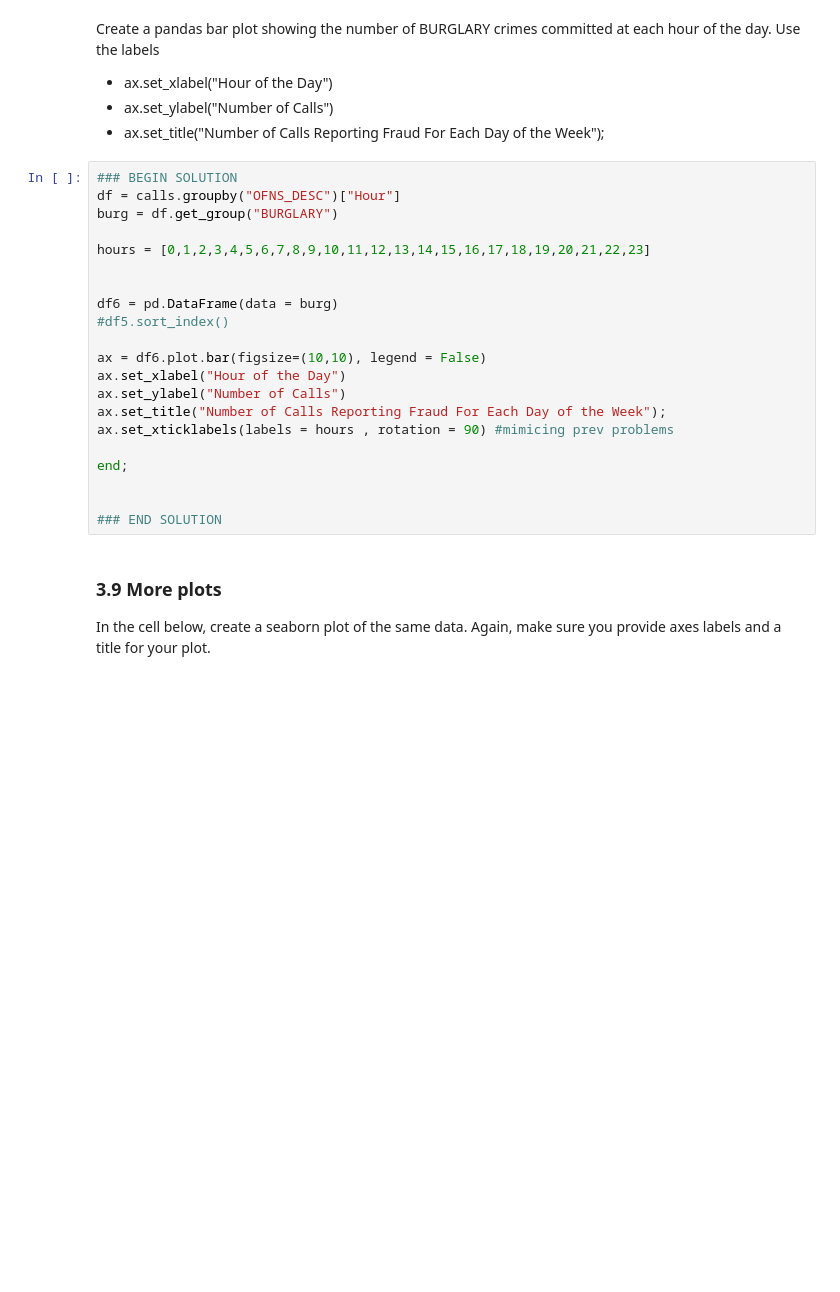
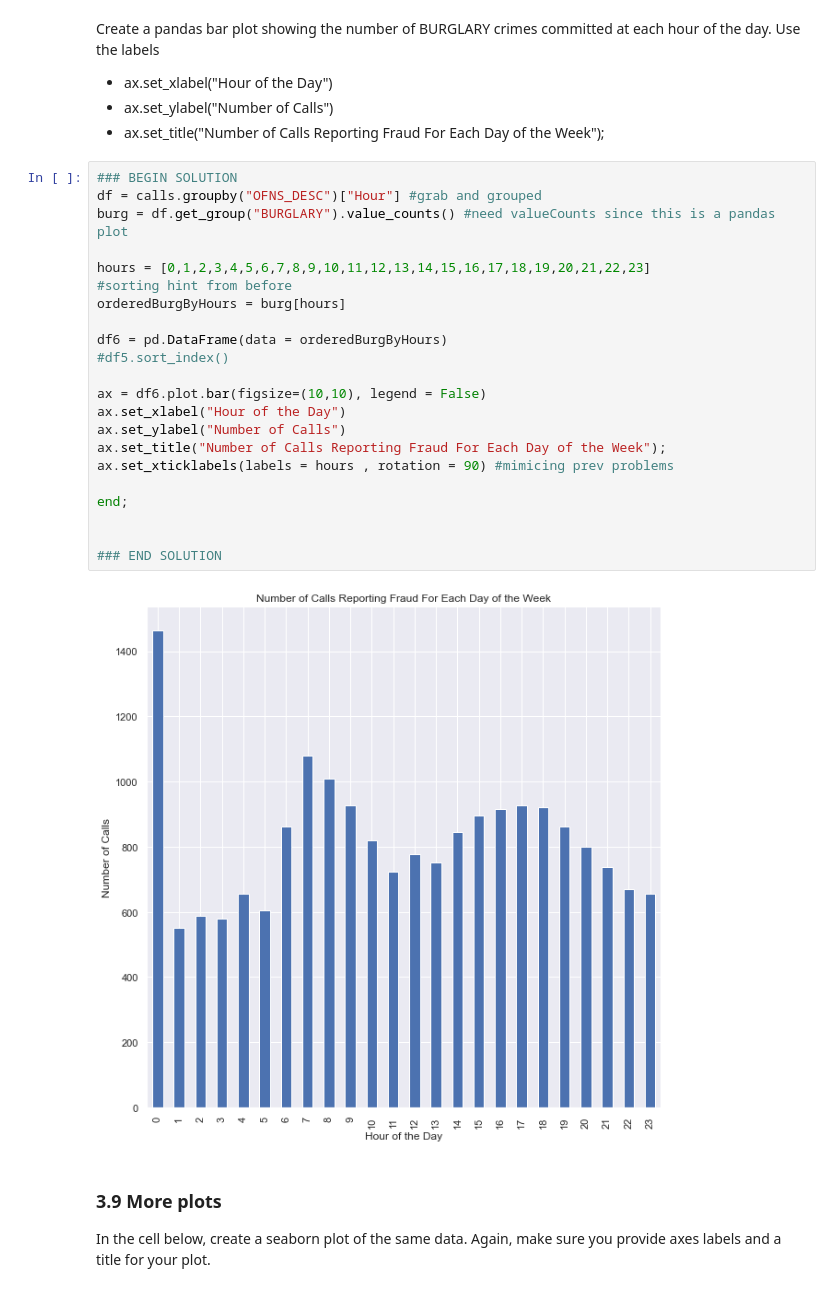
Before and after one commit to aarif-razak/cs439Work, a Jupyter notebook: Lab3/Release Lab 3 - Exploratory Data Analysis - V2.ipynb, the cells around one changed output. Cells and saved outputs as stored; diff of their text form; blank space fills up the shorter version.

```diff
--- a/Lab3/Release Lab 3 - Exploratory Data Analysis - V2.ipynb
+++ b/Lab3/Release Lab 3 - Exploratory Data Analysis - V2.ipynb
@@ -732,25 +732,28 @@ Create a pandas bar plot showing the number of BURGLARY crimes committed at each
 * ax.set_title("Number of Calls Reporting Fraud For Each Day of the Week");
 # %%
 ### BEGIN SOLUTION
-df = calls.groupby("OFNS_DESC")["Hour"]
-burg = df.get_group("BURGLARY")
+df = calls.groupby("OFNS_DESC")["Hour"] #grab and grouped
+burg = df.get_group("BURGLARY").value_counts() #need valueCounts since this is a pandas plot
 
 hours = [0,1,2,3,4,5,6,7,8,9,10,11,12,13,14,15,16,17,18,19,20,21,22,23]
+#sorting hint from before
+orderedBurgByHours = burg[hours]
 
-
-df6 = pd.DataFrame(data = burg)
+df6 = pd.DataFrame(data = orderedBurgByHours)
 #df5.sort_index()
 
 ax = df6.plot.bar(figsize=(10,10), legend = False)
 ax.set_xlabel("Hour of the Day")
 ax.set_ylabel("Number of Calls")
 ax.set_title("Number of Calls Reporting Fraud For Each Day of the Week");
 ax.set_xticklabels(labels = hours , rotation = 90) #mimicing prev problems
 
 end;
 
 
 ### END SOLUTION
+# %% [output]
+[figure, added]
 # %% [markdown]
 ### 3.9 More plots
 
```
